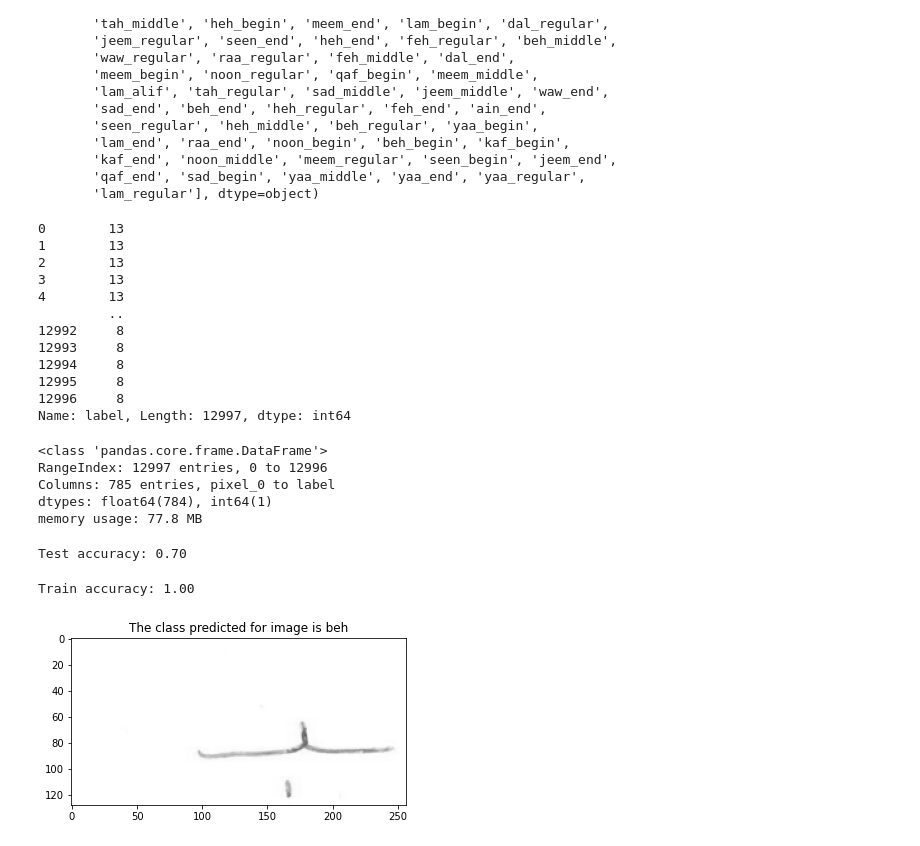
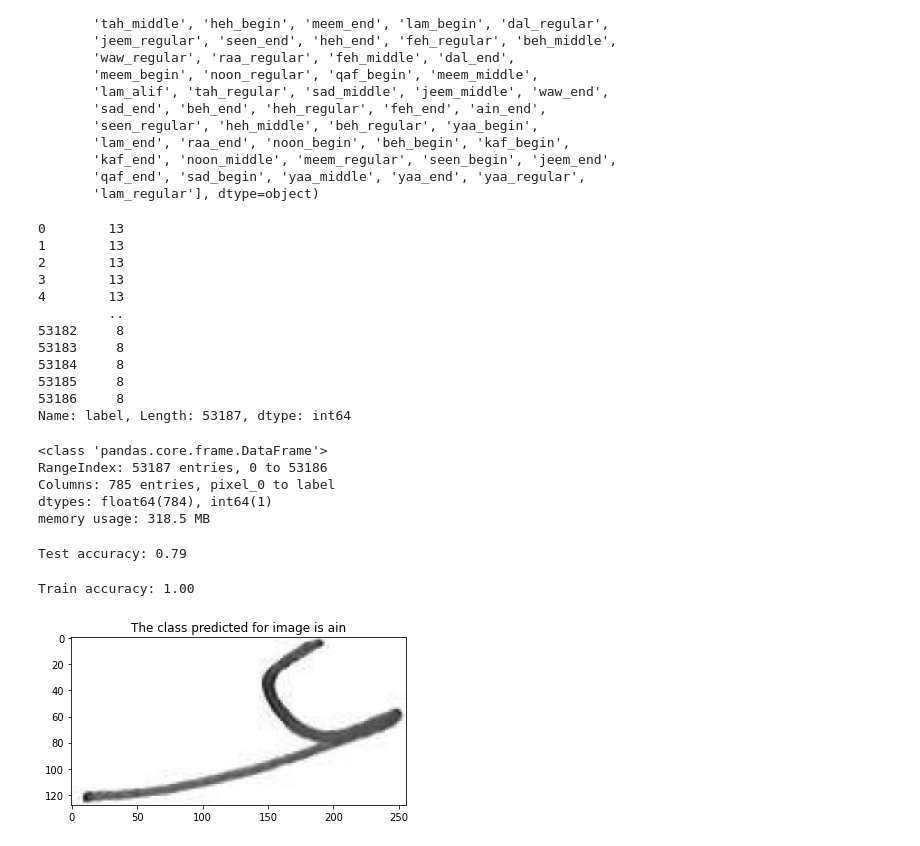
Before and after one commit to Bouaskaoun/handwritten-arabic-recognition, a Jupyter notebook: handwritten_arabic_letters.ipynb, the cells around one changed output. Saved outputs shown, nothing was run; the diff lists cells and outputs as text; code cells hidden in the pictures.

```diff
--- a/handwritten_arabic_letters.ipynb
+++ b/handwritten_arabic_letters.ipynb
@@ -133,4 +171,4 @@ files.download("handwritten_arabic_letters_1.csv")
 # %%
-data = pd.read_csv('handwritten_arabic_letters.csv')
+data = pd.read_csv('/content/gdrive/MyDrive/arabic-ocr/handwritten_arabic_letters_final.csv')
 # %%
 X = data.drop(columns=['label'])
@@ -190,19 +228,19 @@ data.label
 3        13
 4        13
          ..
-12992     8
-12993     8
-12994     8
-12995     8
-12996     8
-Name: label, Length: 12997, dtype: int64
+53182     8
+53183     8
+53184     8
+53185     8
+53186     8
+Name: label, Length: 53187, dtype: int64
 # %%
 data.info()
 # %% [output]
 <class 'pandas.core.frame.DataFrame'>
-RangeIndex: 12997 entries, 0 to 12996
+RangeIndex: 53187 entries, 0 to 53186
 Columns: 785 entries, pixel_0 to label
 dtypes: float64(784), int64(1)
-memory usage: 77.8 MB
+memory usage: 318.5 MB
 # %%
 from sklearn.model_selection import train_test_split
@@ -209,10 +248,19 @@ from sklearn.model_selection import train_test_split
 from sklearn.ensemble import RandomForestClassifier
 from sklearn.model_selection import GridSearchCV
 from sklearn.metrics import accuracy_score
+# %%
+X = data.drop(columns=['label'])
+y = data['label']
+# %%
+# Create a MinMaxScaler object
+scaler = MinMaxScaler()
+
+# Fit the scaler to the data and transform the data
+X_scaled = scaler.fit_transform(X)
+# %%
+# Split the DataFrame into training and test sets
+X_train, X_test, y_train, y_test = train_test_split(X_scaled, y, test_size=0.2,random_state=101)
 # %%
-# Split the DataFrame into training and test sets
-X_train, X_test, y_train, y_test = train_test_split(data.drop(columns=['label']), data['label'], test_size=0.2,random_state=101)
-
 # Train a random forest classifier
 clf = RandomForestClassifier(n_estimators=200, max_features='sqrt', bootstrap=True)
 clf.fit(X_train, y_train)
@@ -221,7 +269,7 @@ clf.fit(X_train, y_train)
 accuracy = clf.score(X_test, y_test)
 print(f'Test accuracy: {accuracy:.2f}')
 # %% [output]
-Test accuracy: 0.70
+Test accuracy: 0.79
 # %%
 # Test the classifier on the test set
 accuracy = clf.score(X_train, y_train)
@@ -229,13 +277,13 @@ print(f'Train accuracy: {accuracy:.2f}')
 # %% [output]
 Train accuracy: 1.00
 # %%
-image_test = cv2.imread('isolated_alphabets_per_alphabet/beh_middle/user082_beh_middle_010.png')
+image_test = cv2.imread('/content/isolated_alphabets_per_alphabet/ain_begin/user001_ain_begin_031.png')
 Im = cleaned_image(image_test)
 vect = Im.flatten().tolist()
 value = clf.predict([vect])[0]
 key = [k for k, v in label_map.items() if v == value]
 plt.title('The class predicted for image is ' + key[0])
 plt.imshow(image_test)
 plt.show()
 # %% [output]
-[figure, old version]
+[figure, new version]
```
Also changed, not shown: parts of 18 cells of this notebook, 1 other file.
